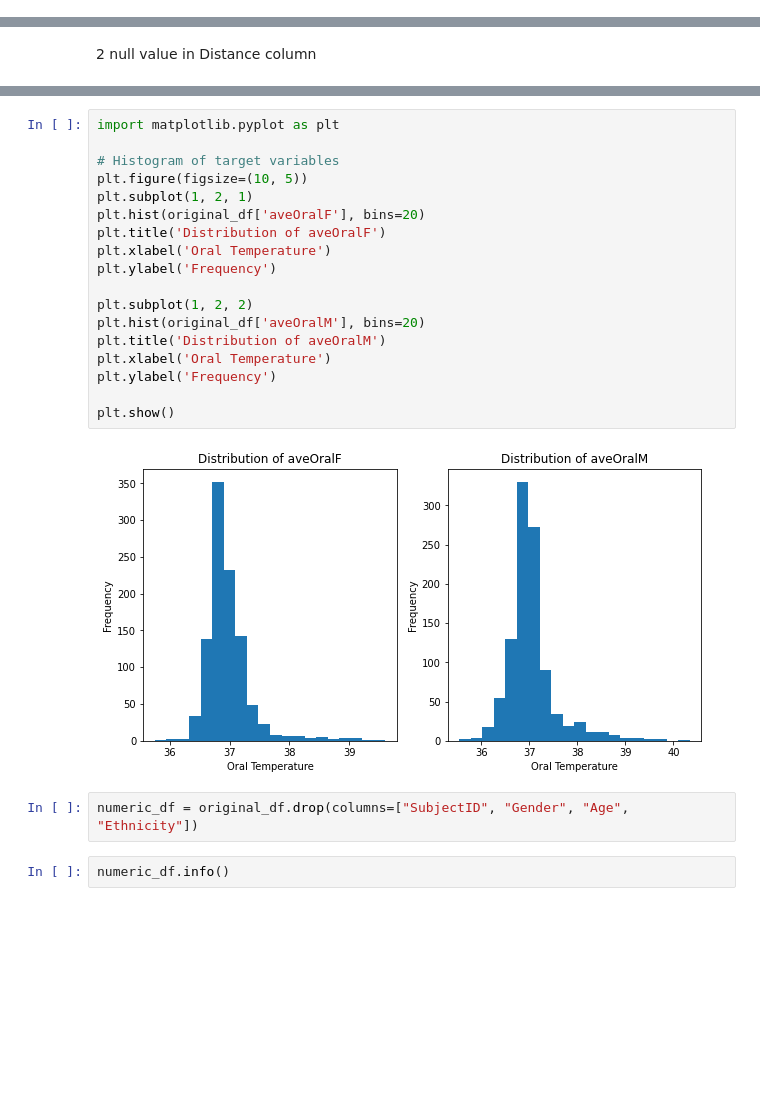
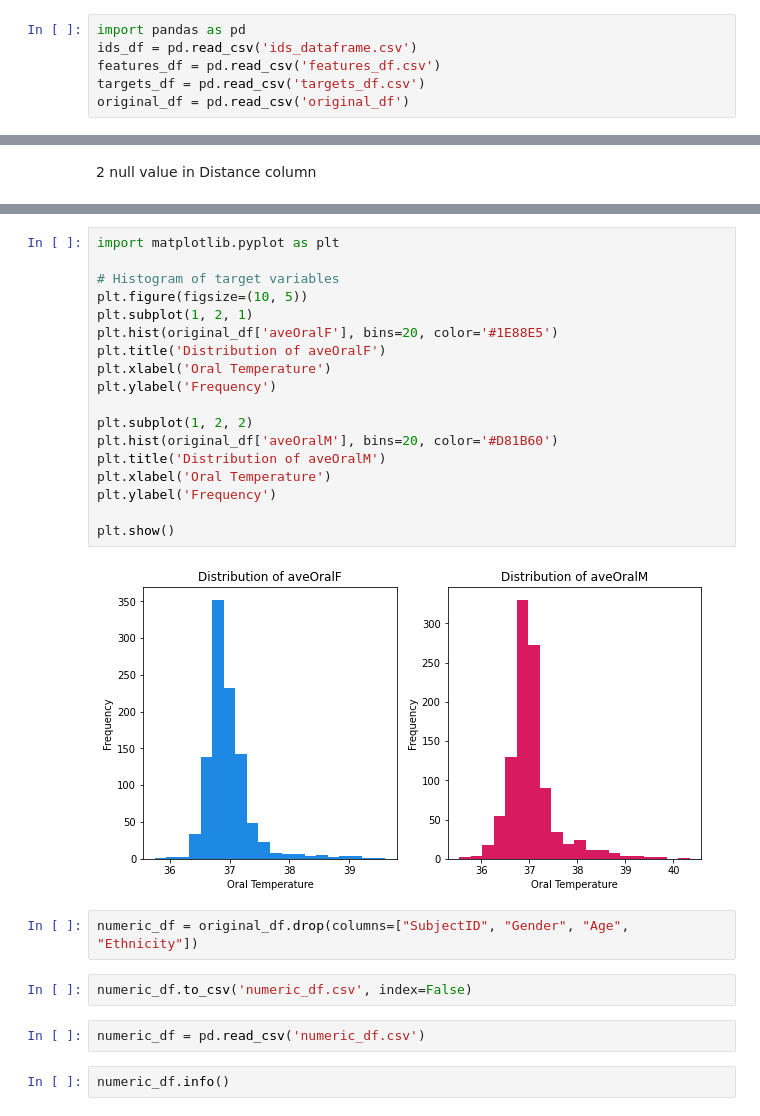
Before and after one commit to romthevacuousspider/Infrared-Thermography-Temperature-ML-coursework-1-, a Jupyter notebook: 1.ipynb, the cells around one changed output, grey strips where cells are left out. Drawn from its saved outputs; the diff is of its cells as text; blank space fills up the shorter version.

```diff
--- a/1.ipynb
+++ b/1.ipynb
@@ -141,3 +145,9 @@ Features DataFrame:
+# %%
+import pandas as pd
+ids_df = pd.read_csv('ids_dataframe.csv')
+features_df = pd.read_csv('features_df.csv')
+targets_df = pd.read_csv('targets_df.csv')
+original_df = pd.read_csv('original_df')
 # %%
 targets_df
 # %% [output]
@@ -327,25 +394,29 @@ dtype: int64
 # %%
 import matplotlib.pyplot as plt
 
 # Histogram of target variables
 plt.figure(figsize=(10, 5))
 plt.subplot(1, 2, 1)
-plt.hist(original_df['aveOralF'], bins=20)
+plt.hist(original_df['aveOralF'], bins=20, color='#1E88E5')
 plt.title('Distribution of aveOralF')
 plt.xlabel('Oral Temperature')
 plt.ylabel('Frequency')
 
 plt.subplot(1, 2, 2)
-plt.hist(original_df['aveOralM'], bins=20)
+plt.hist(original_df['aveOralM'], bins=20, color='#D81B60')
 plt.title('Distribution of aveOralM')
 plt.xlabel('Oral Temperature')
 plt.ylabel('Frequency')
 
 plt.show()
 # %% [output]
-[figure, old version]
+[figure, new version]
 # %%
 numeric_df = original_df.drop(columns=["SubjectID", "Gender", "Age", "Ethnicity"])
+# %%
+numeric_df.to_csv('numeric_df.csv', index=False)
+# %%
+numeric_df = pd.read_csv('numeric_df.csv')
 # %%
 numeric_df.info()
 # %% [output]
```
Also changed, not shown: parts of 52 cells of this notebook.
